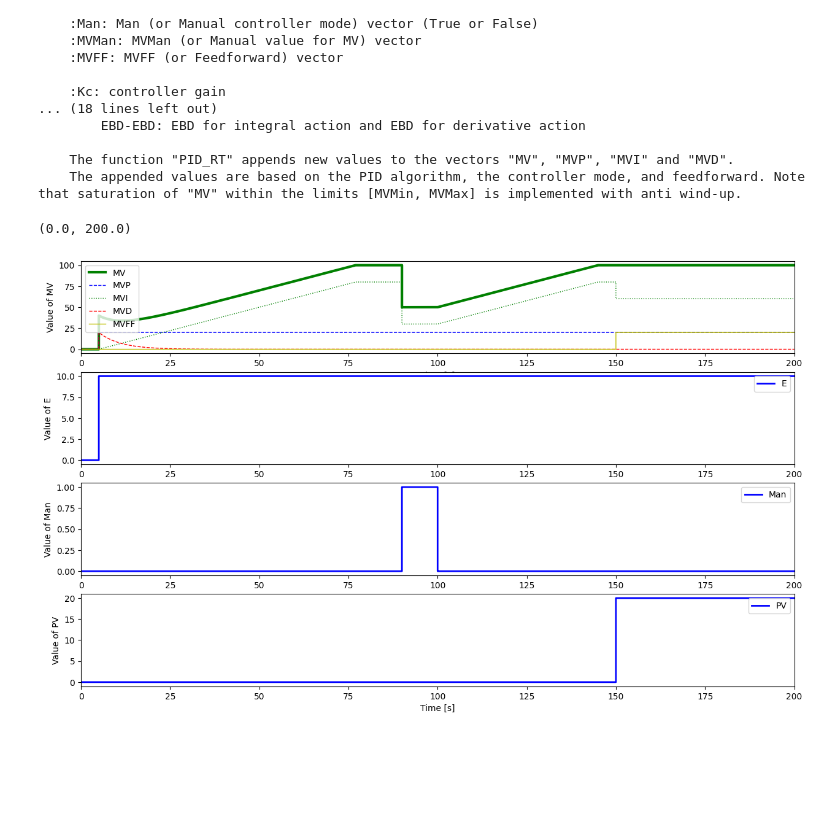
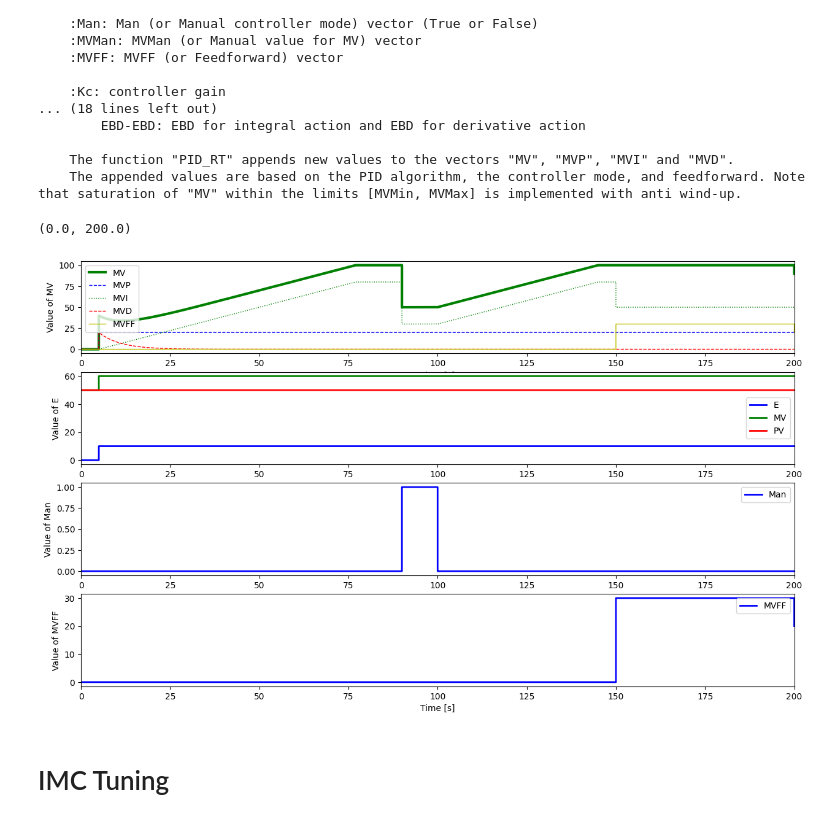
Before and after one commit to CorThibaut/Control-Theory-2024, a Jupyter notebook: package_LAB.ipynb, the cells around one changed output. Drawn from its saved outputs; the diff is of its cells as text; code cells hidden in the pictures; blank space fills up the shorter version.

```diff
--- a/package_LAB.ipynb
+++ b/package_LAB.ipynb
@@ -112,7 +112,7 @@ SPPath = {0: 50, 5: 60, TSim: 60}
 PVPath = {0: 50, 5: 50, TSim: 50}
 ManPath = {0: False, 90: True, 100: False, TSim: False}
 MVManPath = {0: 50, TSim: 50}
-MVFFPath = {0: 0, 150: 20, TSim: 20}
+MVFFPath = {0: 0, 150: 30, TSim: 20}
 
 t = []
 SP = []
@@ -149,33 +149,37 @@ plt.subplot(4,1,1)
 plt.step(t,MV,'g-',linewidth=3, label='MV',where='post')
 plt.step(t,MVP,'b--',linewidth=1, label='MVP',where='post')
 plt.step(t,MVI,'g:',linewidth=1, label='MVI',where='post')
 plt.step(t,MVD,'r--',linewidth=1, label='MVD',where='post')
 plt.step(t,MVFF,'y-',linewidth=1, label='MVFF',where='post')
 plt.ylabel('Value of MV')
 plt.xlabel('Time [s]')
 plt.legend(loc='best')
 plt.xlim([0, TSim])
 
 plt.subplot(4,1,2)
 plt.step(t,E,'b-',linewidth=2, label='E',where='post')
+plt.step(t,SP,'g-',linewidth=2, label='MV',where='post')
+plt.step(t,PV,'r-',linewidth=2, label='PV',where='post')
 plt.ylabel('Value of E')
 plt.xlabel('Time [s]')
 plt.legend(loc='best')
 plt.xlim([0, TSim])
 
 plt.subplot(4,1,3)
 plt.step(t,Man,'b-',linewidth=2, label='Man',where='post')
 plt.ylabel('Value of Man')
 plt.xlabel('Time [s]')
 plt.legend(loc='best')
 plt.xlim([0, TSim])
 
 plt.subplot(4,1,4)
-plt.step(t,MVFF,'b-',linewidth=2, label='PV',where='post')
-plt.ylabel('Value of PV')
+plt.step(t,MVFF,'b-',linewidth=2, label='MVFF',where='post')
+plt.ylabel('Value of MVFF')
 plt.xlabel('Time [s]')
 plt.legend(loc='best')
 plt.xlim([0, TSim])
 # %% [output]
 (0.0, 200.0)
-[figure, old version]
+[figure, new version]
+# %% [markdown]
+# IMC Tuning
```
Also changed, not shown: parts of 3 cells of this notebook, 2 other files.
